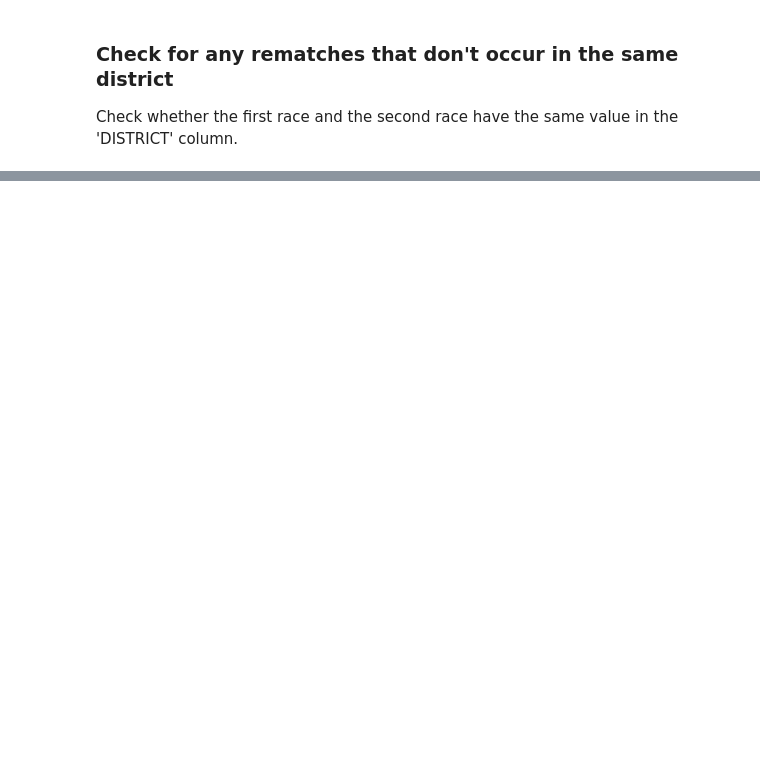
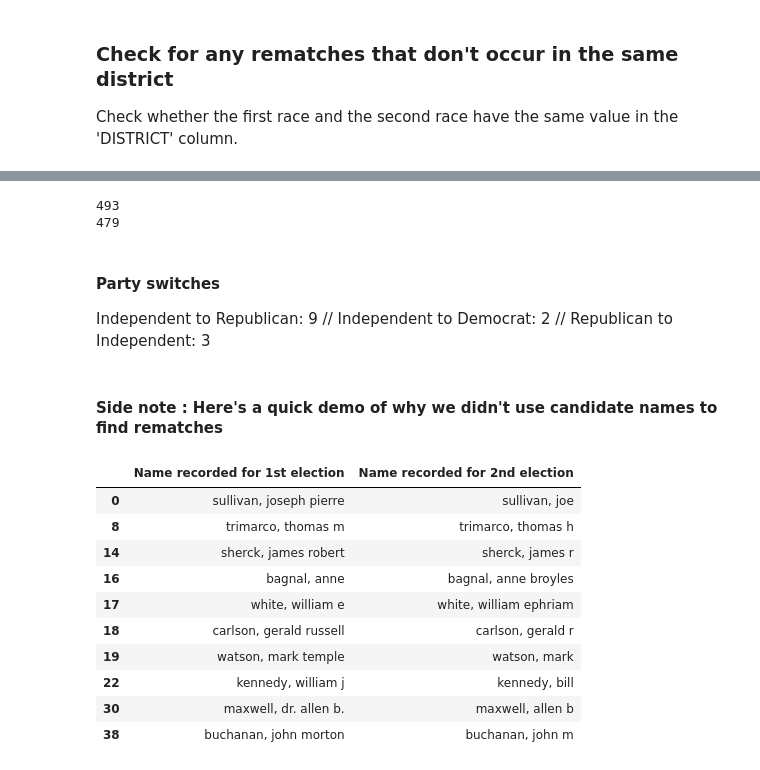
Before and after one commit to kellystroh/Campaign_Spending_Rematch_Elections, a Jupyter notebook: dime_eda.ipynb, the cells around one changed output, grey strips where cells are left out. Drawn from its saved outputs; the diff is of its cells as text; code cells hidden in the pictures; blank space fills up the shorter version.

```diff
--- a/dime_eda.ipynb
+++ b/dime_eda.ipynb
@@ -108,10 +106,10 @@ column_dictA2 = {'Cand.ID': 'A2_id', 'district.partisanship': 'DP2', 'ICPSR': 'A
 column_dictB2 = {'Cand.ID': 'B2_id', 'district.partisanship': 'DP2', 'ICPSR': 'B_ICPSR', 'name':'B2_name', 'party':'B2_party', 'Incum.Chall':'B2_IC', 'state':'state2', 'district':'district2', 'total.disbursements':'B2_spent', 'total.receipts':'B2_raised', 'gen.elect.pct':'B2_pct', 'winner':'B2_outcome', 'race_ID':'race2_ID'}
 # %%
 match_1A.rename(column_dictA1, axis='columns', inplace=True)
-match_1A.drop(['gen.elec.stat', 'cycle'], axis=1, inplace=True)
+match_1A.drop('cycle', axis=1, inplace=True)
 match_2A.rename(column_dictA2, axis='columns', inplace=True)
-match_2A.drop(['gen.elec.stat', 'cycle'], axis=1, inplace=True)
+match_2A.drop('cycle', axis=1, inplace=True)
 match_1B.rename(column_dictB1, axis='columns', inplace=True)
-match_1B.drop(['gen.elec.stat', 'cycle', 'state1', 'district1', 'DP1'], axis=1, inplace=True)
+match_1B.drop(['cycle', 'state1', 'district1'], axis=1, inplace=True)
 match_2B.rename(column_dictB2, axis='columns', inplace=True)
-match_2B.drop(['gen.elec.stat', 'cycle', 'state2', 'district2', 'DP2'], axis=1, inplace=True)
+match_2B.drop(['cycle', 'state2', 'district2'], axis=1, inplace=True)
@@ -210,0 +205,4 @@ full_df[full_df.district1 == full_df.district2].top_cands.count()
+# %%
+full_df[full_df.district1 == full_df.district2].top_cands.count()
+### Exclude rematches if the two races didn't occur in the same district
+full_df = full_df[full_df.district1 == full_df.district2]
@@ -211,3 +220,31 @@ full_df[full_df.district1 == full_df.district2].top_cands.count()
+# %%
+print(full_df[full_df.A2_party == full_df.A1_party].top_cands.count())
+print(full_df[full_df.B2_party == full_df.B1_party].top_cands.count())
+full_df = full_df[full_df.B2_party == full_df.B1_party]
+# %% [output]
+493
+479
+# %% [markdown]
+#### Party switches
+Independent to Republican: 9 // Independent to Democrat: 2 // Republican to Independent: 3
+# %% [markdown]
+#### Side note : Here's a quick demo of why we didn't use candidate names to find rematches
+# %%
+name_mismatch = full_df[full_df.B2_name != full_df.B1_name][['B1_name', 'B2_name']]
+name_mismatch.rename(columns={ 'B1_name':'Name recorded for 1st election' , 'B2_name':'Name recorded for 2nd election' }, inplace=True)
+name_mismatch.head(10)
+# %% [output]
+|  | Name recorded for 1st election | Name recorded for 2nd election |
+| 0 | sullivan, joseph pierre | sullivan, joe |
+| 8 | trimarco, thomas m | trimarco, thomas h |
+| 14 | sherck, james robert | sherck, james r |
+| 16 | bagnal, anne | bagnal, anne broyles |
+| 17 | white, william e | white, william ephriam |
+| 18 | carlson, gerald russell | carlson, gerald r |
+| 19 | watson, mark temple | watson, mark |
+| 22 | kennedy, william j | kennedy, bill |
+| 30 | maxwell, dr. allen b. | maxwell, allen b |
+| 38 | buchanan, john morton | buchanan, john m |
 # %%
 full_df.columns
 # %% [output]
```
Also changed, not shown: parts of 50 cells of this notebook, 2 other files.
